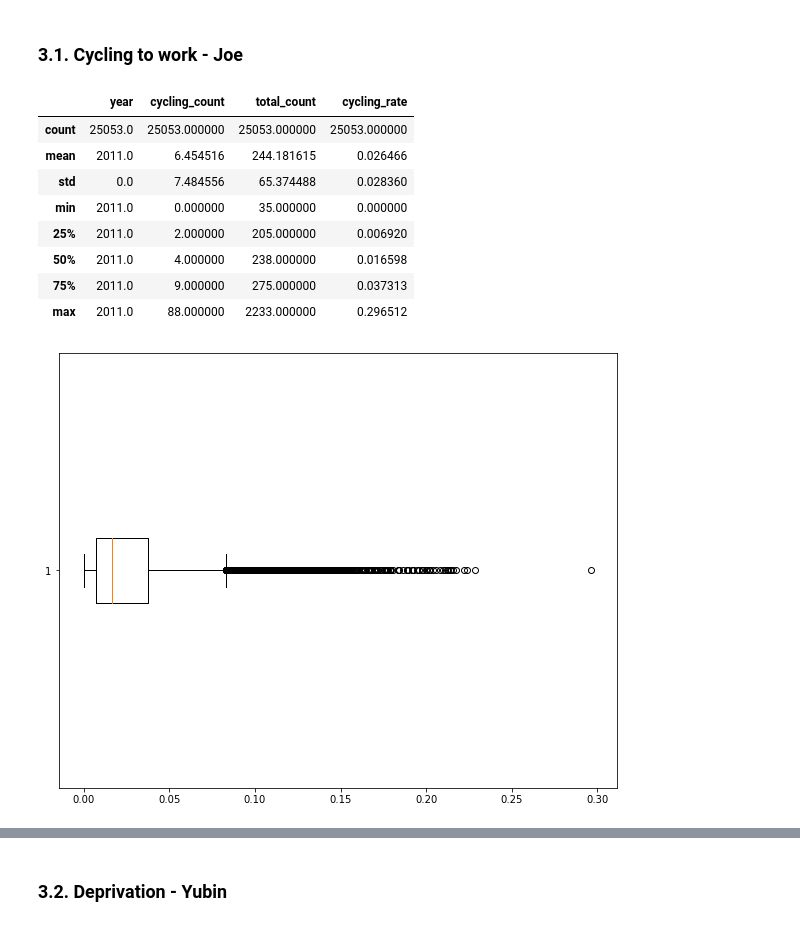
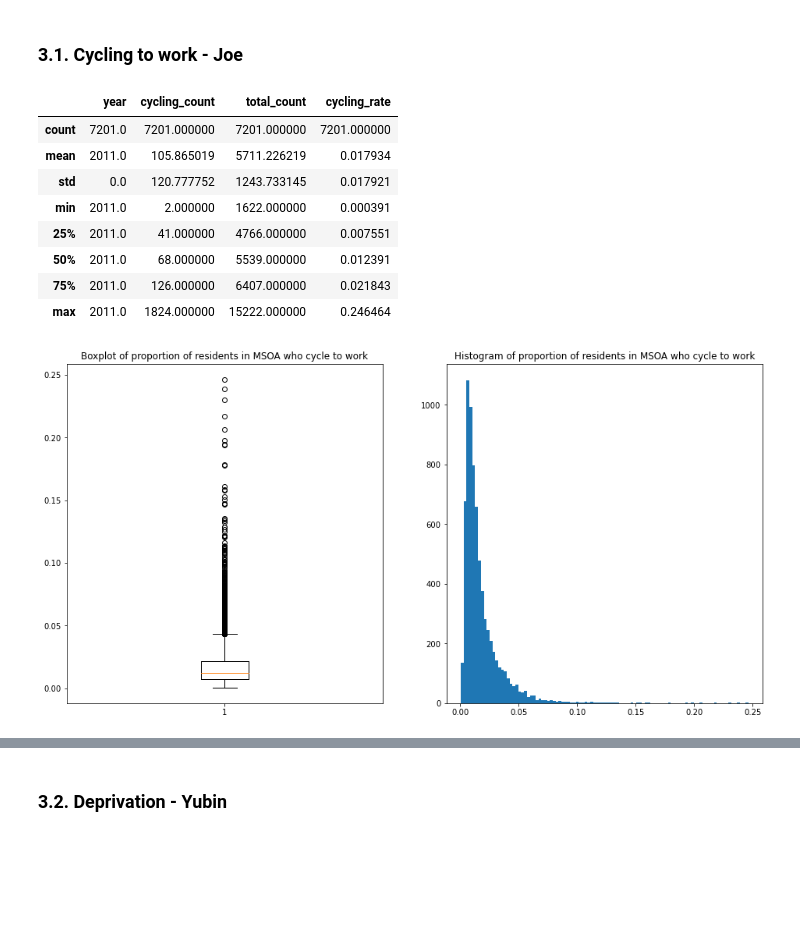
Before and after one commit to ZacharyP-E/qm_group25, a Jupyter notebook: qm_group_code.ipynb, the cells around one changed output, grey strips where cells are left out. Cells and saved outputs as stored; diff of their text form; code cells hidden in the pictures; blank space fills up the shorter version.

Commit message:
add new analysis of cycling by MSOA

```diff
--- a/qm_group_code.ipynb
+++ b/qm_group_code.ipynb
@@ -84,7 +84,11 @@ This data is being considered due to the assumption that emission levels infulen
 ### 2.1. Cycling Behaviour - Joe
 * Read in the data
 # %%
-cycletowork = pd.read_csv('data/oa/cycleing_to_work_oa.csv')
-print(cycletowork.columns)
+# cycletowork = pd.read_csv('data/oa/cycleing_to_work_oa.csv')
+
+#MSOA data
+cycletowork = pd.read_csv('data/msoa/cyclingtowork_2011census_msoa.csv')
+
+# print(cycletowork.columns)
 print(cycletowork.shape)
 # %% [output]
@@ -193,18 +182,22 @@ Columns:
 cycletowork.describe()
 # %% [output]
 |  | year | cycling_count | total_count | cycling_rate |
-| count | 25053.0 | 25053.000000 | 25053.000000 | 25053.000000 |
-| mean | 2011.0 | 6.454516 | 244.181615 | 0.026466 |
-| std | 0.0 | 7.484556 | 65.374488 | 0.028360 |
-| min | 2011.0 | 0.000000 | 35.000000 | 0.000000 |
-| 25% | 2011.0 | 2.000000 | 205.000000 | 0.006920 |
-| 50% | 2011.0 | 4.000000 | 238.000000 | 0.016598 |
-| 75% | 2011.0 | 9.000000 | 275.000000 | 0.037313 |
-| max | 2011.0 | 88.000000 | 2233.000000 | 0.296512 |
+| count | 7201.0 | 7201.000000 | 7201.000000 | 7201.000000 |
+| mean | 2011.0 | 105.865019 | 5711.226219 | 0.017934 |
+| std | 0.0 | 120.777752 | 1243.733145 | 0.017921 |
+| min | 2011.0 | 2.000000 | 1622.000000 | 0.000391 |
+| 25% | 2011.0 | 41.000000 | 4766.000000 | 0.007551 |
+| 50% | 2011.0 | 68.000000 | 5539.000000 | 0.012391 |
+| 75% | 2011.0 | 126.000000 | 6407.000000 | 0.021843 |
+| max | 2011.0 | 1824.000000 | 15222.000000 | 0.246464 |
 # %%
-fig, ax = plt.subplots(1, figsize=(10,8))
-plt.boxplot(cycletowork.cycling_rate,
-           vert = False)
+fig, (ax1, ax2) = plt.subplots(1, 2, figsize=(16,8))
+ax1.boxplot(cycletowork.cycling_rate,
+           vert = True)
+ax1.set_title("Boxplot of proportion of residents in MSOA who cycle to work")
+ax2.hist(cycletowork.cycling_rate,
+        bins = 100)
+ax2.set_title("Histogram of proportion of residents in MSOA who cycle to work")
 plt.show()
 # %% [output]
-[figure, old version]
+[figure, new version]
```
Also changed, not shown: parts of 2 cells of this notebook, 1 other file.
